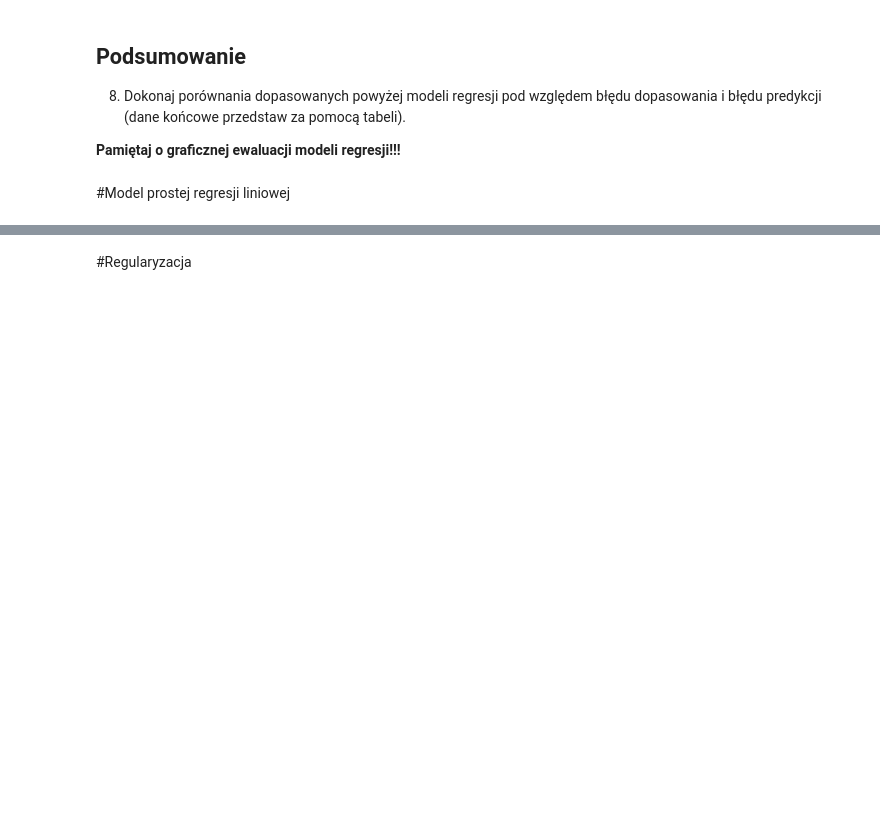
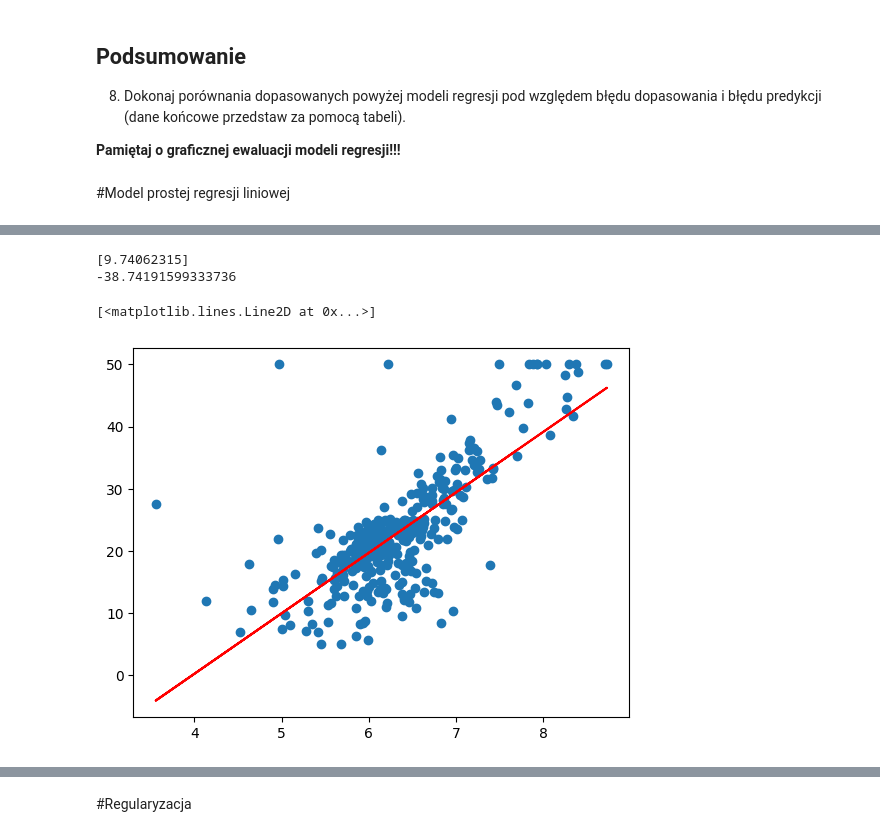
Before and after one commit to RudasKAP/ds08032025regul, a Jupyter notebook: 02_regresja_liniowa_case_study/Case study - Boston House Dataset.ipynb, the cells around one changed output, grey strips where cells are left out. Cells and saved outputs as stored; diff of their text form; code cells hidden in the pictures; blank space fills up the shorter version.

```diff
--- a/02_regresja_liniowa_case_study/Case study - Boston House Dataset.ipynb
+++ b/02_regresja_liniowa_case_study/Case study - Boston House Dataset.ipynb
@@ -103,0 +118,18 @@ warnings.filterwarnings('ignore')
+# %%
+#3 model regresji liniowej, narysowanie prostej MNK na wykresie rozproszenia
+#za pomocą scikita
+x_train = X_train['RM']
+x_train_data = np.array(x_train).reshape(-1,1)
+x_test = X_test['RM']
+x_test_data = np.array(x_test).reshape(-1,1)
+plt.scatter(x_train,y_train)
+lm1 = LinearRegression()
+lm1.fit(X = x_train_data, y = y_train)
+print(lm1.coef_)
+print(lm1.intercept_)
+plt.plot(x_train,lm1.predict(x_train_data),color = 'red')
+# %% [output]
+[9.74062315]
+-38.74191599333736
+[<matplotlib.lines.Line2D at 0x...>]
+[figure, added]
```
Also changed, not shown: parts of 47 cells of this notebook.
